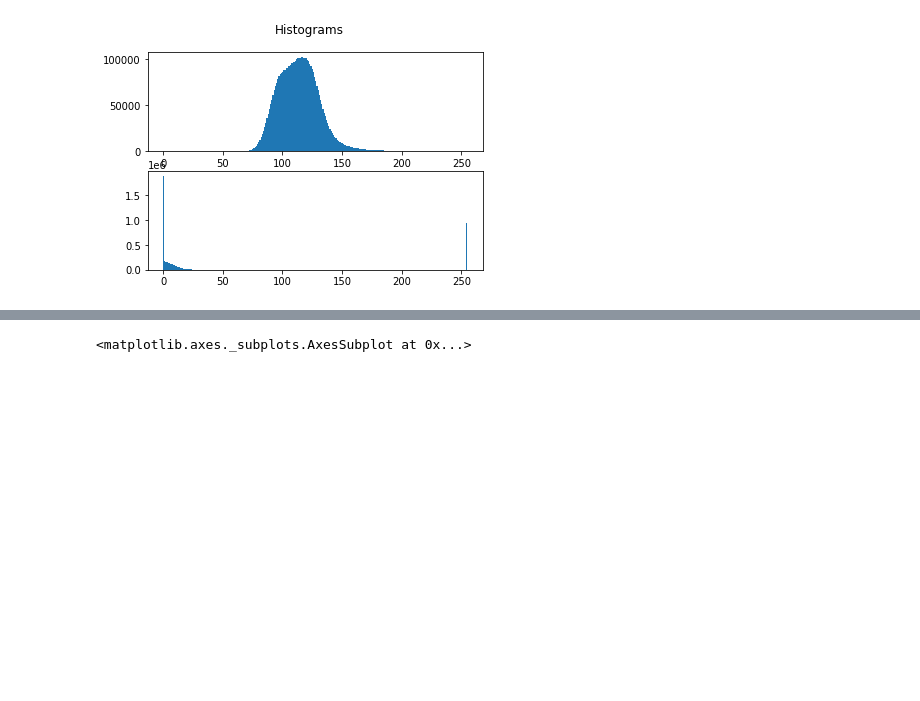
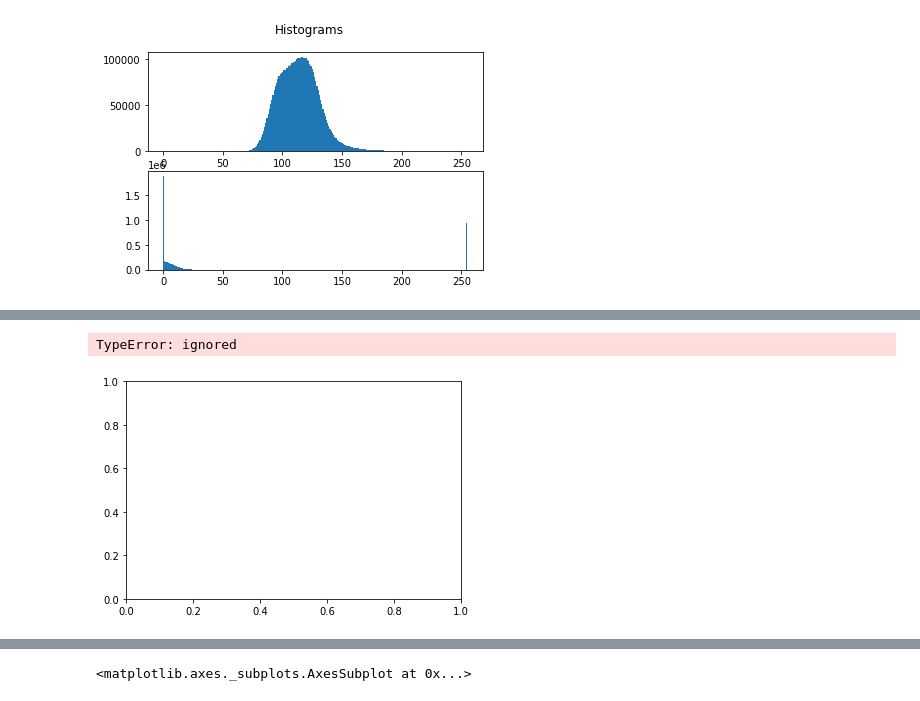
Before and after one commit to kozz84/Image-analysis, a Jupyter notebook: Image_analysis.ipynb, the cells around one changed output, grey strips where cells are left out. Cells and saved outputs as stored; diff of their text form; code cells hidden in the pictures; blank space fills up the shorter version.

```diff
--- a/Image_analysis.ipynb
+++ b/Image_analysis.ipynb
@@ -164,0 +175,6 @@ data_nm
+# %%
+sns.scatter(particles['segm'], yinterp, 'g-')
+plt.show()
+# %% [output]
+TypeError: ignored
+[figure, added]
```
Also changed, not shown: parts of 15 cells of this notebook.
